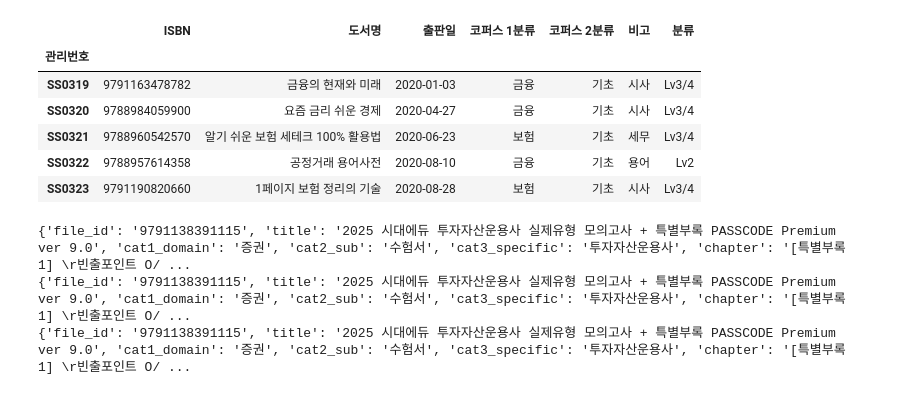
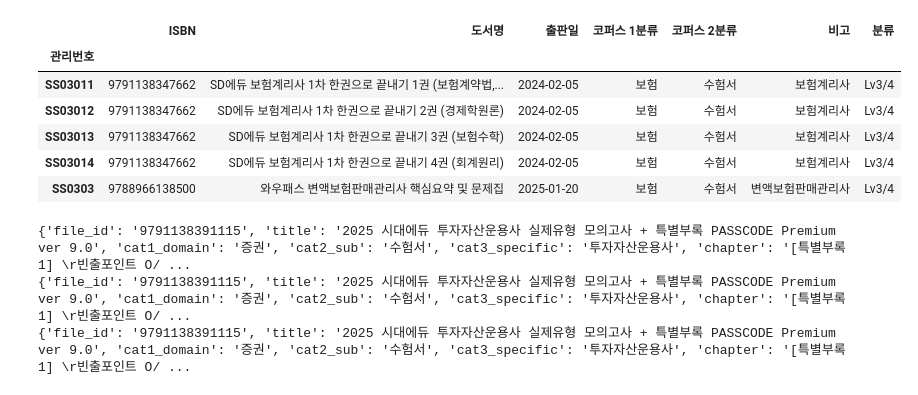
Before and after one commit to jayleenym/SFAIcenter, a Jupyter notebook: qna_check.ipynb, the cells around one changed output. Saved outputs shown, nothing was run; the diff lists cells and outputs as text; code cells hidden in the pictures.

```diff
--- a/qna_check.ipynb
+++ b/qna_check.ipynb
@@ -5,17 +5,17 @@ import os
 import tools.ProcessFiles as pf
 import tools.ProcessQnA as pq
 # %%
-excel = pf.get_excel_data(1)
+excel = pf.get_excel_data(3)
-# %%
-excel.head()
-# %% [output]
-|  | ISBN | 도서명 | 출판일 | 코퍼스 1분류 | 코퍼스 2분류 | 비고 | 분류 |
-| 관리번호 |  |  |  |  |  |  |  |
-| SS0319 | 9791163478782 | 금융의 현재와 미래 | 2020-01-03 | 금융 | 기초 | 시사 | Lv3/4 |
-| SS0320 | 9788984059900 | 요즘 금리 쉬운 경제 | 2020-04-27 | 금융 | 기초 | 시사 | Lv3/4 |
-| SS0321 | 9788960542570 | 알기 쉬운 보험 세테크 100% 활용법 | 2020-06-23 | 보험 | 기초 | 세무 | Lv3/4 |
-| SS0322 | 9788957614358 | 공정거래 용어사전 | 2020-08-10 | 금융 | 기초 | 용어 | Lv2 |
-| SS0323 | 9791190820660 | 1페이지 보험 정리의 기술 | 2020-08-28 | 보험 | 기초 | 시사 | Lv3/4 |
+# %%
+excel[(excel['코퍼스 2분류'] == '수험서') & (excel['분류'] == 'Lv3/4')]
+# %% [output]
+|  | ISBN | 도서명 | 출판일 | 코퍼스 1분류 | 코퍼스 2분류 | 비고 | 분류 |
+| 관리번호 |  |  |  |  |  |  |  |
+| SS03011 | 9791138347662 | SD에듀 보험계리사 1차 한권으로 끝내기 1권 (보험계약법,... | 2024-02-05 | 보험 | 수험서 | 보험계리사 | Lv3/4 |
+| SS03012 | 9791138347662 | SD에듀 보험계리사 1차 한권으로 끝내기 2권 (경제학원론) | 2024-02-05 | 보험 | 수험서 | 보험계리사 | Lv3/4 |
+| SS03013 | 9791138347662 | SD에듀 보험계리사 1차 한권으로 끝내기 3권 (보험수학) | 2024-02-05 | 보험 | 수험서 | 보험계리사 | Lv3/4 |
+| SS03014 | 9791138347662 | SD에듀 보험계리사 1차 한권으로 끝내기 4권 (회계원리) | 2024-02-05 | 보험 | 수험서 | 보험계리사 | Lv3/4 |
+| SS0303 | 9788966138500 | 와우패스 변액보험판매관리사 핵심요약 및 문제집 | 2025-01-20 | 보험 | 수험서 | 변액보험판매관리사 | Lv3/4 |
 # %%
 base_dir = "data/FIN_workbook/1C"
 # data_dir = os.path.join(base_dir,'Lv2', 're')
```
Also changed, not shown: 41 other files.
